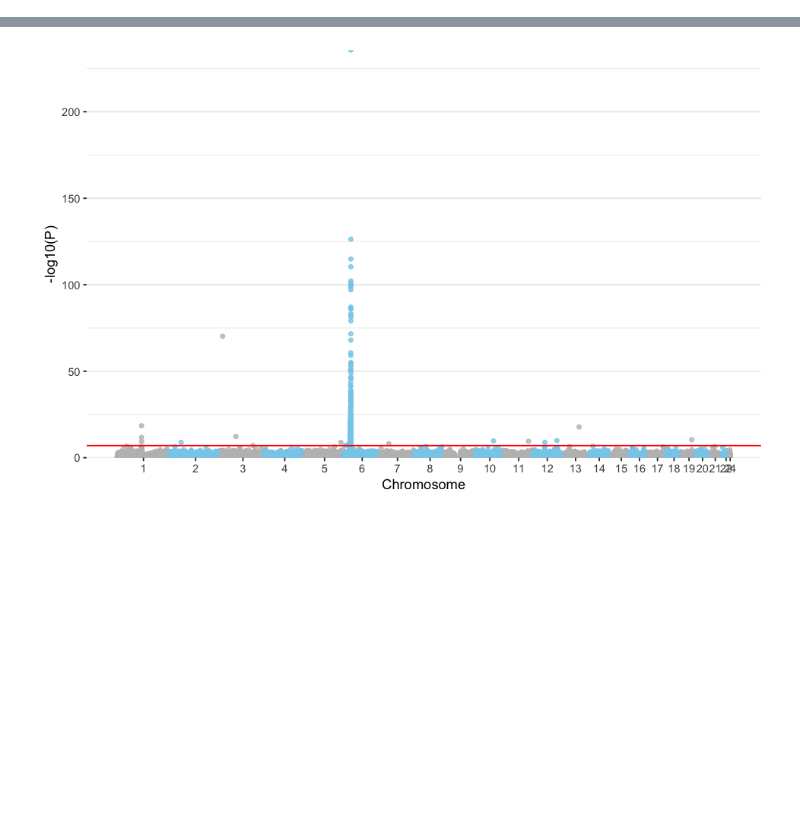
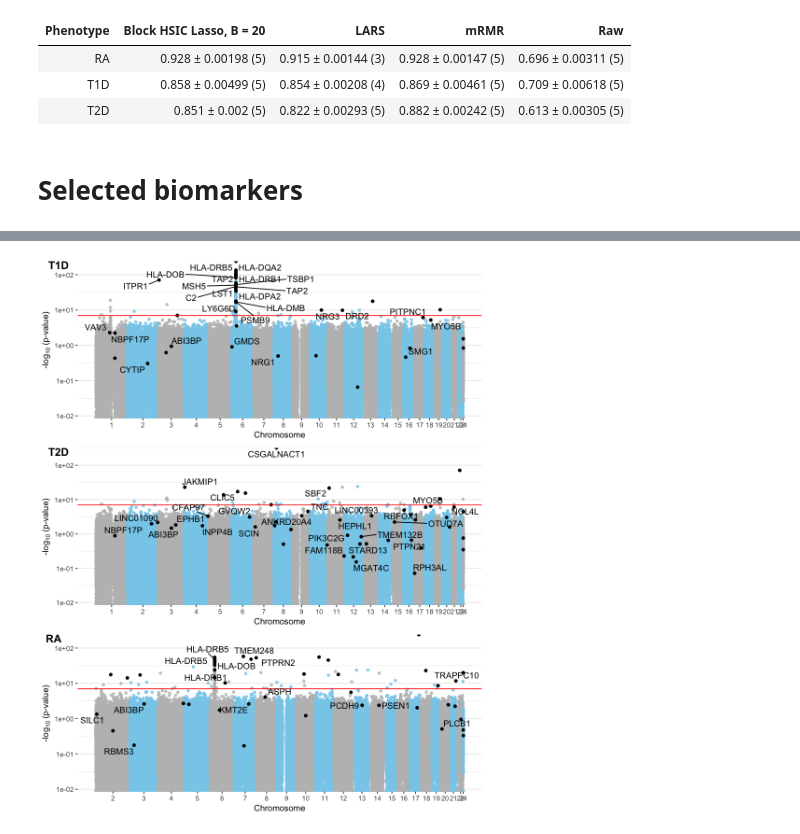
Before and after one commit to hclimente/nori, a Jupyter notebook: doc/gwas.ipynb, the cells around one changed output, grey strips where cells are left out. Saved outputs shown, nothing was run; the diff lists cells and outputs as text; code cells hidden in the pictures; blank space fills up the shorter version.

Commit message:
added gwas results

```diff
--- a/doc/gwas.ipynb
+++ b/doc/gwas.ipynb
@@ -1,5 +1,8 @@
 # %%
+library(cowplot)
 library(tidyverse)
 library(magrittr)
 library(ggrepel)
+
+results <- '../results/gwas/'
 # %% [output]
@@ -59,12 +26,50 @@ read_tsv('../results/gwas/t1d/EGAD00000000008_prediction.tsv', col_types = 'ciid
+# %%
+exps <- c('t1d', 't2d', 'ra')
+
+lapply(exps, function(e) {
+    read_tsv(paste0('../results/gwas/', e, '/', e, '_prediction.tsv'),
+             col_types = 'ciid') %>%
+    mutate(model = ifelse(model == 'HSIC_lasso-B=20-M=3, discrete_x = True',
+                          'Block HSIC Lasso, B = 20' , model),
+           Phenotype = toupper(e))
+}) %>% bind_rows %>%
+    group_by(Phenotype, model) %>%
+    summarize(ended = sum(!is.na(accuracy)),
+              sem = (sd(accuracy, na.rm = T) / ended) %>% signif(digits = 3),
+              accuracy = mean(accuracy, na.rm = T) %>% signif(digits = 3),
+              fmt_accuracy = paste(accuracy, '±', sem, paste0('(', ended ,')'))) %>%
+    select(-accuracy, -sem, -ended) %>%
+    spread(key = model, value = fmt_accuracy)
+# %% [output]
+| Phenotype | Block HSIC Lasso, B = 20 | LARS | mRMR | Raw |
+| RA | 0.928 ± 0.00198 (5) | 0.915 ± 0.00144 (3) | 0.928 ± 0.00147 (5) | 0.696 ± 0.00311 (5) |
+| T1D | 0.858 ± 0.00499 (5) | 0.854 ± 0.00208 (4) | 0.869 ± 0.00461 (5) | 0.709 ± 0.00618 (5) |
+| T2D | 0.851 ± 0.002 (5) | 0.822 ± 0.00293 (5) | 0.882 ± 0.00242 (5) | 0.613 ± 0.00305 (5) |
+# %% [markdown]
+# Selected biomarkers
 # %%
-manhattan <- function(gwas, selected, map) {
+manhattan <- function(pheno) {
 
-    snp2gene <- read_tsv('../results/gwas/snp2hgnc.tsv',
+    map <- read_tsv('../results/gwas/t1d/controls.bim',
+                    col_names = F, col_types = 'iciiii') %>%
+           set_colnames(c('chr', 'snp', 'cm', 'pos', 'x1', 'x2')) %>%
+           select(-cm, -x1, -x2)
+
+    snp2gene <- read_tsv(paste0(results, 'snp2hgnc.tsv'),
                      col_types = 'cc')
 
-    gwas <- gwas %>%
-        mutate(selected = ifelse(snp %in% selected, 'Yes', 'No')) %>%
-        arrange(selected)
+    selected <- read_tsv(paste0(results, pheno, '/', pheno,
+                                '_hsic_lasso_C=50_SELECT=50_M=3_B=20.txt'),
+                     col_names = F, col_types = 'c') %>%
+        set_colnames('snp') %>%
+        .$snp
+
+    gwas <- read_tsv(paste0(results, pheno, '/univariate_association.tsv'),
+                     col_types = 'icidddddd') %>%
+            rename(chr = CHR, snp = SNP) %>%
+            inner_join(map, by = c('chr', 'snp')) %>%
+                mutate(selected = ifelse(snp %in% selected, 'Yes', 'No')) %>%
+                arrange(selected)
 
     don <- gwas %>%
 
@@ -91,15 +96,18 @@ manhattan <- function(gwas, selected, map) {
         # Show all points
         geom_point( aes(color=as.factor(chr)), alpha=0.8, size=1.3) +
         geom_point(data = filter(don, selected == 'Yes'), aes(x=BPcum, y=-log10(P)), color = 'black') +
-        geom_text_repel(data = filter(don, selected == 'Yes'), aes(x=BPcum, y=-log10(P), label = symbol)) +
         scale_color_manual(values = rep(c("grey", "skyblue"), 22 )) +
 
         # Add Bonferroni line
         geom_hline(yintercept = -log10(.05/500000), color = 'red') +
 
+        # add gene symbols
+        geom_text_repel(data = filter(don, selected == 'Yes' & !is.na(symbol)),
+                        aes(x=BPcum, y=-log10(P), label = symbol)) +
+
         # custom X axis:
         scale_x_continuous( label = axisdf$chr, breaks= axisdf$center ) +
-        scale_y_continuous(expand = c(0, 0)) +  # remove space between plot area and x axis
+        scale_y_log10(expand = c(0, 0)) +  # remove space between plot area and x axis
 
         # Custom the theme:
         theme_bw() +
@@ -109,11 +117,16 @@ manhattan <- function(gwas, selected, map) {
           panel.grid.major.x = element_blank(),
           panel.grid.minor.x = element_blank()
         ) +
-        labs(x = 'Chromosome')
+        labs(x = 'Chromosome', y = bquote('-log' [10] ~'(p-value)'))
 
 }
+# %%
+t1d_plt <- manhattan('t1d')
+t2d_plt <- manhattan('t2d')
+ra_plt <- manhattan('ra')
 # %%
-options(repr.plot.width=8, repr.plot.height=5)
-manhattan(summary, hl_snps, map)
+options(repr.plot.width=8, repr.plot.height=10)
+plot_grid(t1d_plt, t2d_plt, ra_plt, nrow = 3,
+          labels = c('T1D', 'T2D', 'RA'))
 # %% [output]
 Warning message:
@@ -121 +136 @@ Warning message:
-[figure, old version]
+[figure, new version]
```
Also changed, not shown: parts of 5 cells of this notebook, 10 other files.
